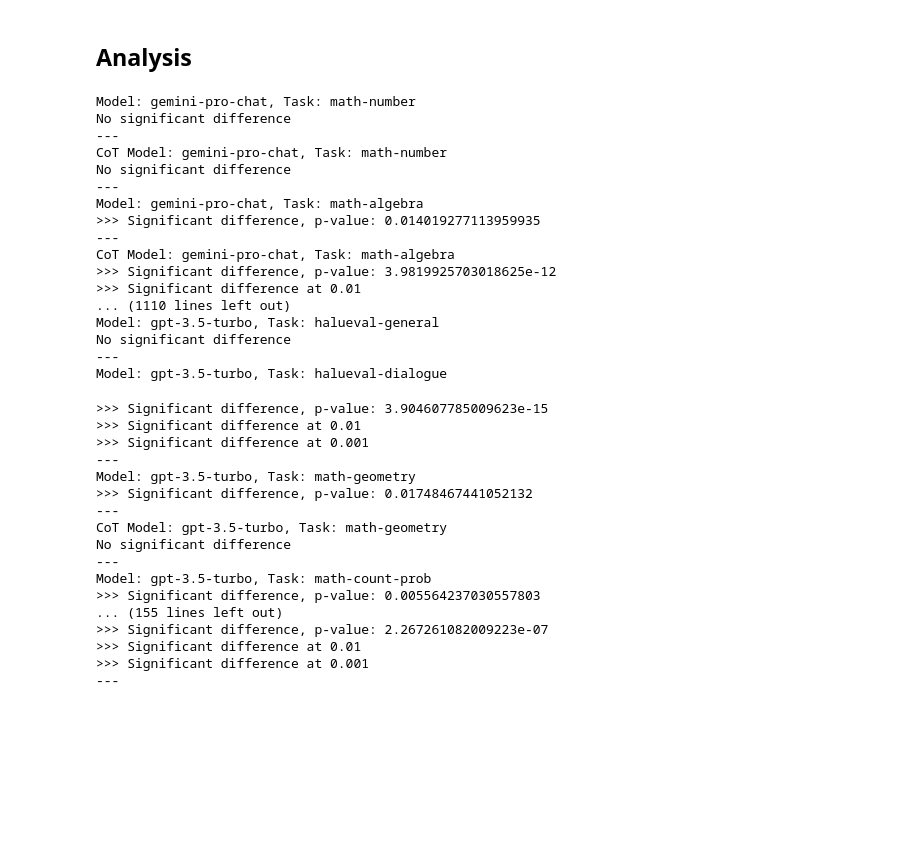
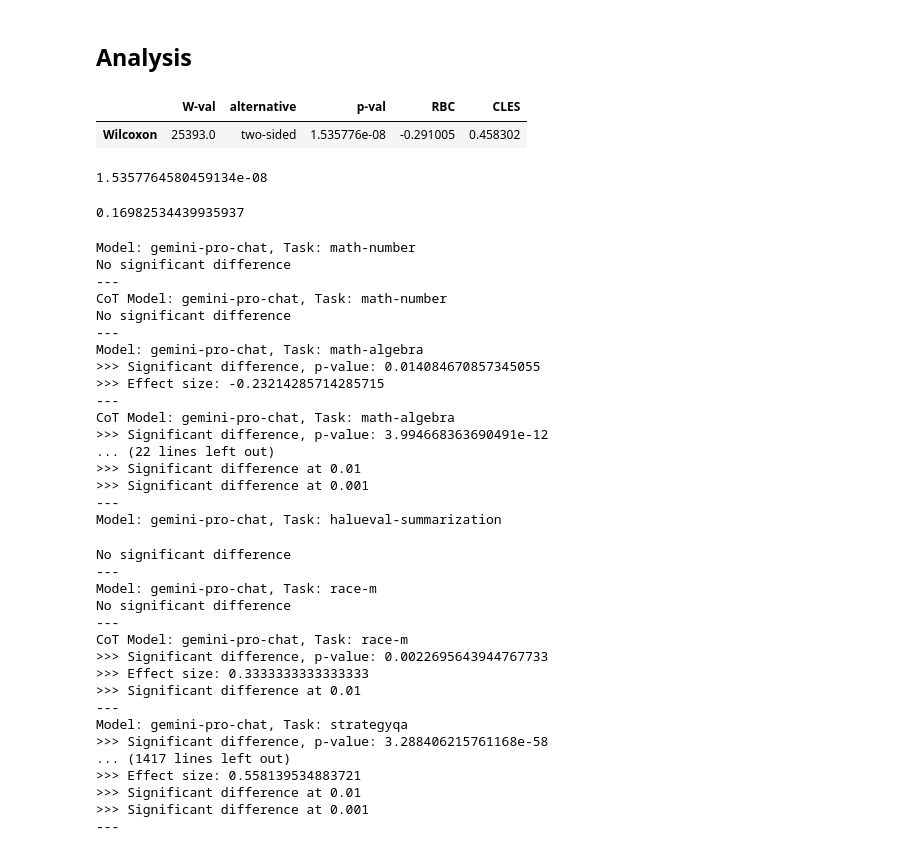
Before and after one commit to Pittawat2542/null-shot-results, a Jupyter notebook: analysis_code/4_stat_test.ipynb, the cells around one changed output. Drawn from its saved outputs; the diff is of its cells as text; code cells hidden in the pictures; blank space fills up the shorter version.

Commit message:
feat: add effect size computation

```diff
--- a/analysis_code/4_stat_test.ipynb
+++ b/analysis_code/4_stat_test.ipynb
@@ -13,14 +15,19 @@ def stat_test(data1, data2):
 
     if is_normal:
         _, p = stats.ttest_rel(data1, data2)
+        eff_size = dabest.effsize.cohens_h(data1, data2)
+        eff_desc = "small" if eff_size <= 0.2 else "medium" if eff_size <= 0.5 else "large"
     else:
-        val = stats.wilcoxon(data1, data2)
-        p = val.pvalue
+        val = pg.wilcoxon(data1, data2, alternative='two-sided')
+        p = val['p-val'].values[0]
+        eff_size = val['RBC'].values[0]
+        eff_desc = "small" if abs(eff_size) < 0.3 else "medium" if abs(eff_size) < 0.5 else "large"
 
     p_value_threshold = 0.05
 
     if p < p_value_threshold:
         print(">>> Significant difference, p-value:", p)
+        print(">>> Effect size:", eff_size)
         if p < 0.01:
             print(">>> Significant difference at 0.01")
         if p < 0.001:
@@ -28,6 +35,9 @@ def stat_test(data1, data2):
     else:
         print("No significant difference")
 
-    return p1, p2, p
+    eff_size = eff_size if p < p_value_threshold else None
+    eff_desc = eff_desc if p < p_value_threshold else None
+
+    return p1, p2, p, eff_size, eff_desc
 # %%
 result_path = Path.cwd().parent / "analysis_results" / "summary.csv"
@@ -191,6 +176,20 @@ with breakdown_data_path.open("w") as f:
 # %%
 with breakdown_data_path.open() as f:
     breakdown_data = json.load(f)
+# %%
+val = pg.wilcoxon(breakdown_data['gpt-3.5-turbo']['gsm8k']['zero-shot'], breakdown_data['gpt-3.5-turbo']['gsm8k']['null-shot'], alternative='two-sided')
+val
+# %% [output]
+|  | W-val | alternative | p-val | RBC | CLES |
+| Wilcoxon | 25393.0 | two-sided | 1.535776e-08 | -0.291005 | 0.458302 |
+# %%
+val['p-val'].values[0]
+# %% [output]
+1.5357764580459134e-08
+# %%
+dabest.effsize.cohens_h(breakdown_data['gpt-3.5-turbo']['gsm8k']['zero-shot'], breakdown_data['gpt-3.5-turbo']['gsm8k']['null-shot'])
+# %% [output]
+0.16982534439935937
 # %%
 breakdown_result_csv = {
     "model": [],
@@ -199,6 +198,8 @@ breakdown_result_csv = {
     "significance at 0.05": [],
     "significance at 0.01": [],
     "significance at 0.001": [],
+    "eff_size": [],
+    "eff_desc": [],
     "is_improved": []
 }
 for model in breakdown_data:
@@ -208,7 +209,7 @@ for model in breakdown_data:
         print(f"Model: {model}, Task: {task}")
         zero_shot = breakdown_data[model][task]['zero-shot']
         null_shot = breakdown_data[model][task]['null-shot']
-        _, _, p = stat_test(zero_shot, null_shot)
+        _, _, p, eff_size, eff_desc = stat_test(zero_shot, null_shot)
         is_improved = sum(breakdown_data[model][task]['null-shot']) > sum(breakdown_data[model][task]['zero-shot'])
         print('---')
         breakdown_result_csv["model"].append(model)
@@ -217,13 +218,15 @@ for model in breakdown_data:
         breakdown_result_csv["significance at 0.05"].append(p < 0.05)
         breakdown_result_csv["significance at 0.01"].append(p < 0.01)
         breakdown_result_csv["significance at 0.001"].append(p < 0.001)
+        breakdown_result_csv["eff_size"].append(eff_size)
+        breakdown_result_csv["eff_desc"].append(eff_desc if eff_desc is not None else "")
         breakdown_result_csv["is_improved"].append(is_improved)
 
         if 'zero-shot-cot' in breakdown_data[model][task] and 'null-shot-cot' in breakdown_data[model][task]:
             zero_shot_cot = breakdown_data[model][task]['zero-shot-cot']
             null_shot_cot = breakdown_data[model][task]['null-shot-cot']
             print(f"CoT Model: {model}, Task: {task}")
-            _, _, p = stat_test(zero_shot_cot, null_shot_cot)
+            _, _, p, eff_size, eff_desc = stat_test(zero_shot_cot, null_shot_cot)
             is_improved = sum(breakdown_data[model][task]['null-shot-cot']) > sum(breakdown_data[model][task]['zero-shot-cot'])
             print('---')
             breakdown_result_csv["model"].append(model)
@@ -232,6 +235,8 @@ for model in breakdown_data:
             breakdown_result_csv["significance at 0.05"].append(p < 0.05)
             breakdown_result_csv["significance at 0.01"].append(p < 0.01)
             breakdown_result_csv["significance at 0.001"].append(p < 0.001)
+            breakdown_result_csv["eff_size"].append(eff_size)
+            breakdown_result_csv["eff_desc"].append(eff_desc if eff_desc is not None else "")
             breakdown_result_csv["is_improved"].append(is_improved)
 # %% [output]
 Model: gemini-pro-chat, Task: math-number
@@ -241,33 +246,33 @@ CoT Model: gemini-pro-chat, Task: math-number
 No significant difference
 ---
 Model: gemini-pro-chat, Task: math-algebra
->>> Significant difference, p-value: 0.014019277113959935
+>>> Significant difference, p-value: 0.014084670857345055
+>>> Effect size: -0.23214285714285715
 ---
 CoT Model: gemini-pro-chat, Task: math-algebra
->>> Significant difference, p-value: 3.9819925703018625e-12
+>>> Significant difference, p-value: 3.994668363690491e-12
+... (22 lines left out)
 >>> Significant difference at 0.01
-... (1110 lines left out)
-Model: gpt-3.5-turbo, Task: halueval-general
-No significant difference
+>>> Significant difference at 0.001
 ---
-Model: gpt-3.5-turbo, Task: halueval-dialogue
+Model: gemini-pro-chat, Task: halueval-summarization
->>> Significant difference, p-value: 3.904607785009623e-15
+No significant difference
+---
+Model: gemini-pro-chat, Task: race-m
+No significant difference
+---
+CoT Model: gemini-pro-chat, Task: race-m
+>>> Significant difference, p-value: 0.0022695643944767733
+>>> Effect size: 0.3333333333333333
+>>> Significant difference at 0.01
+---
+Model: gemini-pro-chat, Task: strategyqa
+>>> Significant difference, p-value: 3.288406215761168e-58
+... (1417 lines left out)
+>>> Effect size: 0.558139534883721
 >>> Significant difference at 0.01
 >>> Significant difference at 0.001
 ---
-Model: gpt-3.5-turbo, Task: math-geometry
->>> Significant difference, p-value: 0.01748467441052132
----
-CoT Model: gpt-3.5-turbo, Task: math-geometry
-No significant difference
----
-Model: gpt-3.5-turbo, Task: math-count-prob
->>> Significant difference, p-value: 0.005564237030557803
-... (155 lines left out)
->>> Significant difference, p-value: 2.267261082009223e-07
->>> Significant difference at 0.01
->>> Significant difference at 0.001
----
 # %%
 breakdown_result_df = pd.DataFrame(breakdown_result_csv)
 breakdown_result_df.to_csv(Path.cwd().parent / "analysis_results" / "breakdown_result.csv")
```
Also changed, not shown: parts of 6 cells of this notebook, 1 other file.
